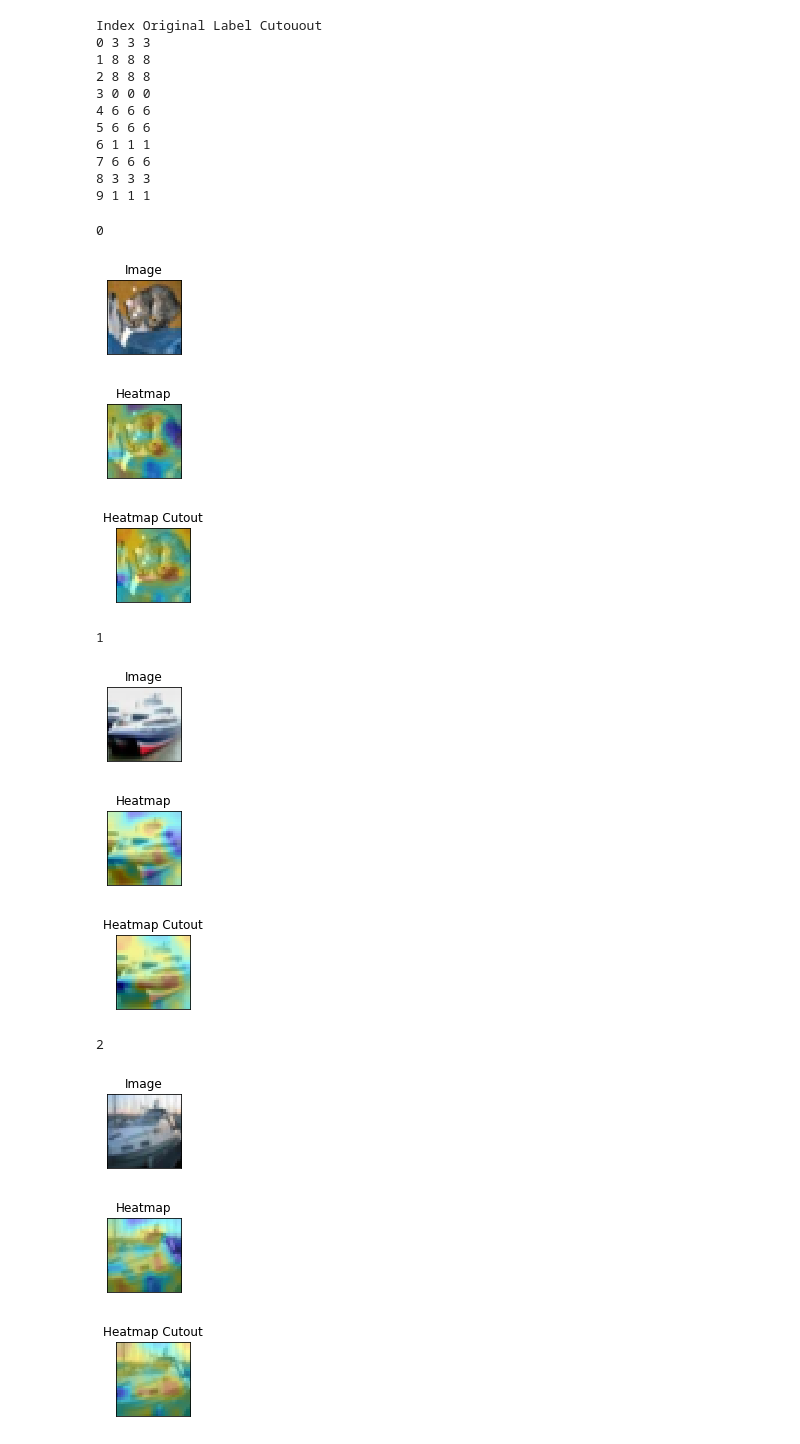
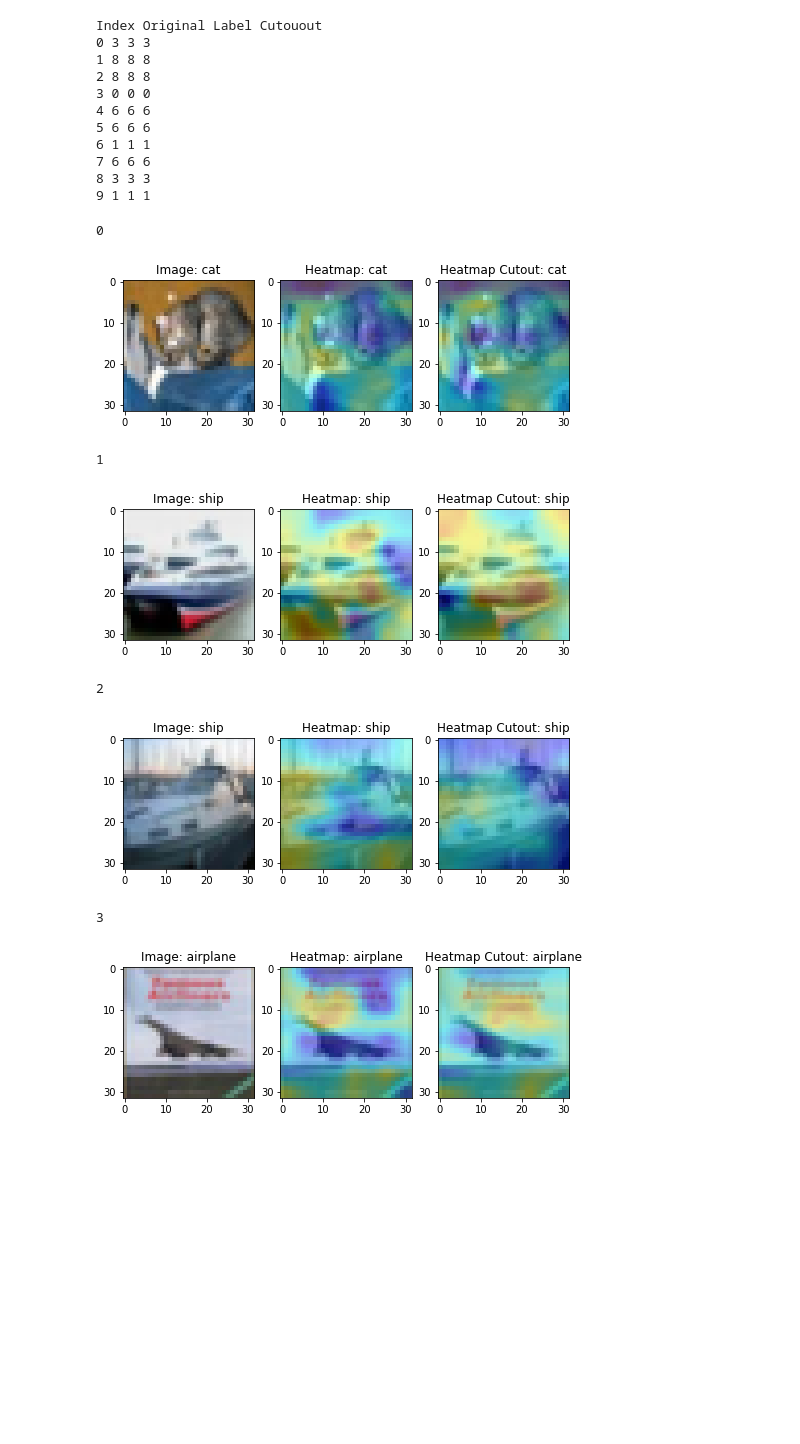
Before and after one commit to Curiousss/EVA, a Jupyter notebook: Assignment9/Assignment9.ipynb, the cells around one changed output. Saved outputs shown, nothing was run; the diff lists cells and outputs as text; code cells hidden in the pictures; blank space fills up the shorter version.

```diff
--- a/Assignment9/Assignment9.ipynb
+++ b/Assignment9/Assignment9.ipynb
@@ -378,8 +378,9 @@ from google.colab.patches import cv2_imshow
 superimposed_img = []
 superimposed_imgCutout = []
 
-for index in range(4):
-  print(index)
+for test_idx in range(4):
+  print(test_idx)
+  test_class = np.argmax(test_labels[test_idx])
 
   class_idx = np.argmax(y_pred[test_idx])
   class_output = modelBest.output[:, class_idx]
@@ -404,61 +405,50 @@ for index in range(4):
   xCutout = test_features[test_idx]
   xCutout = np.expand_dims(xCutout, axis=0)
   pooled_grads_valueCutout, conv_layer_output_valueCutout = iterateCutout([xCutout])
   for i in range(10):
       conv_layer_output_valueCutout[:, :, i] *= pooled_grads_valueCutout[i]
 
   heatmap = np.mean(conv_layer_output_value, axis=-1)
   heatmap = np.maximum(heatmap, 0)
   heatmap /= np.max(heatmap)
 
   heatmapCutout = np.mean(conv_layer_output_valueCutout, axis=-1)
   heatmapCutout = np.maximum(heatmapCutout, 0)
   heatmapCutout /= np.max(heatmapCutout)
 
-  img = test_features[index]
+  img = test_features[test_idx]
   img = np.uint8(255 * img)
 
   heatmap = cv2.resize(heatmap, (img.shape[1], img.shape[0]))
   heatmap = np.uint8(255 * heatmap)
   heatmap = cv2.applyColorMap(heatmap, cv2.COLORMAP_JET)
   superimposed_img.append(cv2.addWeighted(img, 0.6, heatmap, 0.4, 0))
 
   heatmapCutout = cv2.resize(heatmapCutout, (img.shape[1], img.shape[0]))
   heatmapCutout = np.uint8(255 * heatmapCutout)
   heatmapCutout = cv2.applyColorMap(heatmapCutout, cv2.COLORMAP_JET)
   superimposed_imgCutout.append(cv2.addWeighted(img, 0.6, heatmapCutout, 0.4, 0))
 
-  '''
-  cv2_imshow(img)
-  cv2_imshow(superimposed_img[index])
-  cv2_imshow(superimposed_imgCutout[index])
-  cv2.waitKey(0)
-  '''
-  fig = plt.figure(figsize=(8,3))
-  ax = fig.add_subplot(2, 5, 1 + i, xticks=[], yticks=[])
-  ax.set_title("Image")
+  fig = plt.figure(figsize=(8,8))
+  ax = fig.add_subplot(1, 3, 1)
+  ax.set_title("Image: " + class_names[test_class])
   plt.imshow(img)
+
+  ax = fig.add_subplot(1, 3, 2)
+  ax.set_title("Heatmap: " + class_names[class_idx])
+  plt.imshow(superimposed_img[test_idx])
+
+  ax = fig.add_subplot(1, 3, 3)
+  ax.set_title("Heatmap Cutout: " + class_names[class_idxCutout])
+  plt.imshow(superimposed_imgCutout[test_idx])
+
   plt.show()
-  fig = plt.figure(figsize=(8,3))
-  ax = fig.add_subplot(2, 5, 1 + i, xticks=[], yticks=[])
-  ax.set_title("Heatmap")
-  plt.imshow(superimposed_img[index])
-  plt.show()
-  fig = plt.figure(figsize=(8,3))
-  ax = fig.add_subplot(2, 5, 1 + i, xticks=[], yticks=[])
-  ax.set_title("Heatmap Cutout")
-  plt.imshow(superimposed_imgCutout[index])
-  plt.show()
 # %% [output]
 0
-[figure, old version]
+[figure, new version]
+1
-[figure, old version]
+[figure, new version]
+2
-[figure, old version]
+[figure, new version]
-1
+3
-[figure, old version]
+[figure, new version]
-[figure, removed]
-[figure, removed]
-2
-[figure, removed]
-[figure, removed]
-[figure, removed]
```
Also changed, not shown: parts of 1 cell of this notebook.
